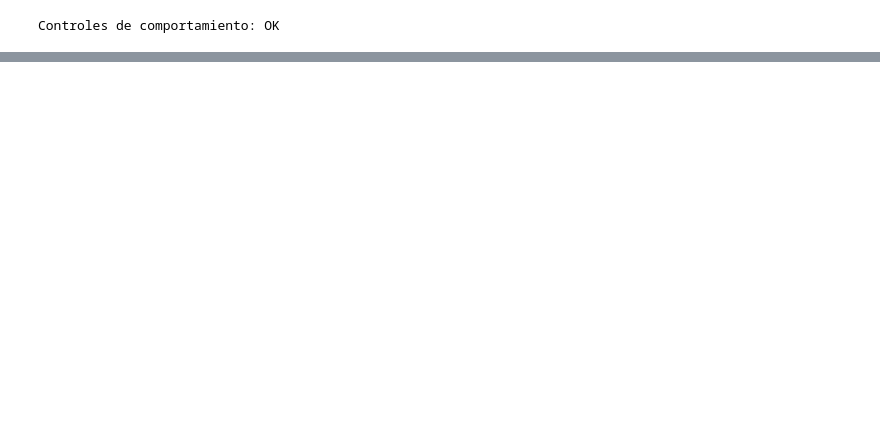
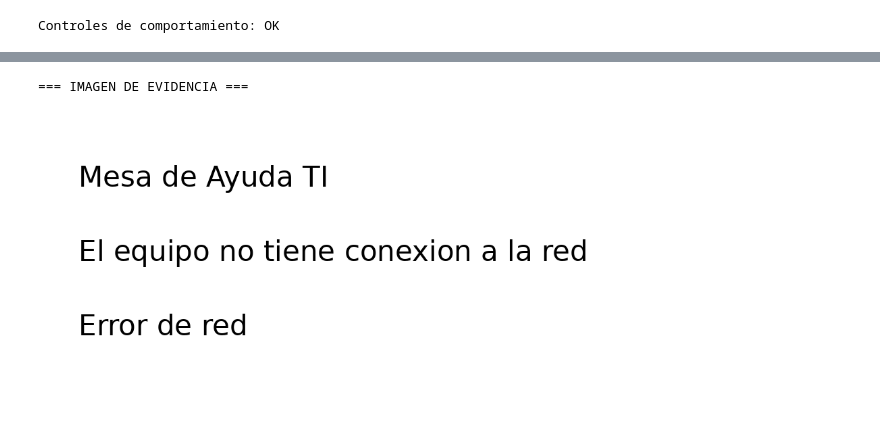
Before and after one commit to dvdm12/TI-support-RAG, a Jupyter notebook: notebooks/ti_support.ipynb, the cells around one changed output, grey strips where cells are left out. Saved outputs shown, nothing was run; the diff lists cells and outputs as text; code cells hidden in the pictures; blank space fills up the shorter version.

```diff
--- a/notebooks/ti_support.ipynb
+++ b/notebooks/ti_support.ipynb
@@ -782,0 +912,70 @@ Durante la defensa se puede recorrer un caso nuevo y mostrar la entrada, OCR si
+# %%
+from IPython.display import display
+
+multimodal_result = None
+multimodal_input = None
+multimodal_case = {
+    "id": "OCR-001",
+    "tipo": "multimodal",
+    "input": "La conexión presenta un problema según la captura.",
+    "expected": {},
+}
+
+OCR_ENGINE = "easyocr"
+
+positive_multimodal_path = (
+    PROJECT_ROOT / "docs" / "multimodal" / "multimodal_demo.png"
+)
+positive_multimodal_path.parent.mkdir(parents=True, exist_ok=True)
+
+# Reutilizar la imagen del smoke test como evidencia persistente.
+image.save(positive_multimodal_path)
+
+try:
+    multimodal_input = prepare_multimodal_input(
+        multimodal_case["input"],
+        positive_multimodal_path,
+        ocr_engine=OCR_ENGINE,
+    )
+
+    multimodal_result = run_case(
+        multimodal_case,
+        multimodal_input=multimodal_input,
+    )
+
+    print("=== IMAGEN DE EVIDENCIA ===")
+    display(image)
+
+    print("\nMotor OCR:", multimodal_input["extraction"]["engine"])
+    print(
+        "Confianza OCR:",
+        multimodal_input["extraction"]["ocr_confidence"],
+    )
+
+    print("\nTexto OCR:")
+    print(multimodal_input["extracted_text"])
+
+    print("\nContenido enviado al modelo:")
+    print(multimodal_result["user_content_sent"])
+
+    print("\nSalida validada:")
+    print(
+        json.dumps(
+            multimodal_result["validated_output"],
+            ensure_ascii=False,
+            indent=2,
+        )
+    )
+
+    print("\nEstado:", multimodal_result["state"])
+    print("Latencia:", multimodal_result["latency_seconds"])
+    print("Tokens:", multimodal_result["usage"])
+
+except Exception as error:
+    print(
+        "Demostración multimodal no disponible:",
+        error,
+    )
+# %% [output]
+=== IMAGEN DE EVIDENCIA ===
+[figure, added]
```
Also changed, not shown: parts of 64 cells of this notebook, 2 other files.
